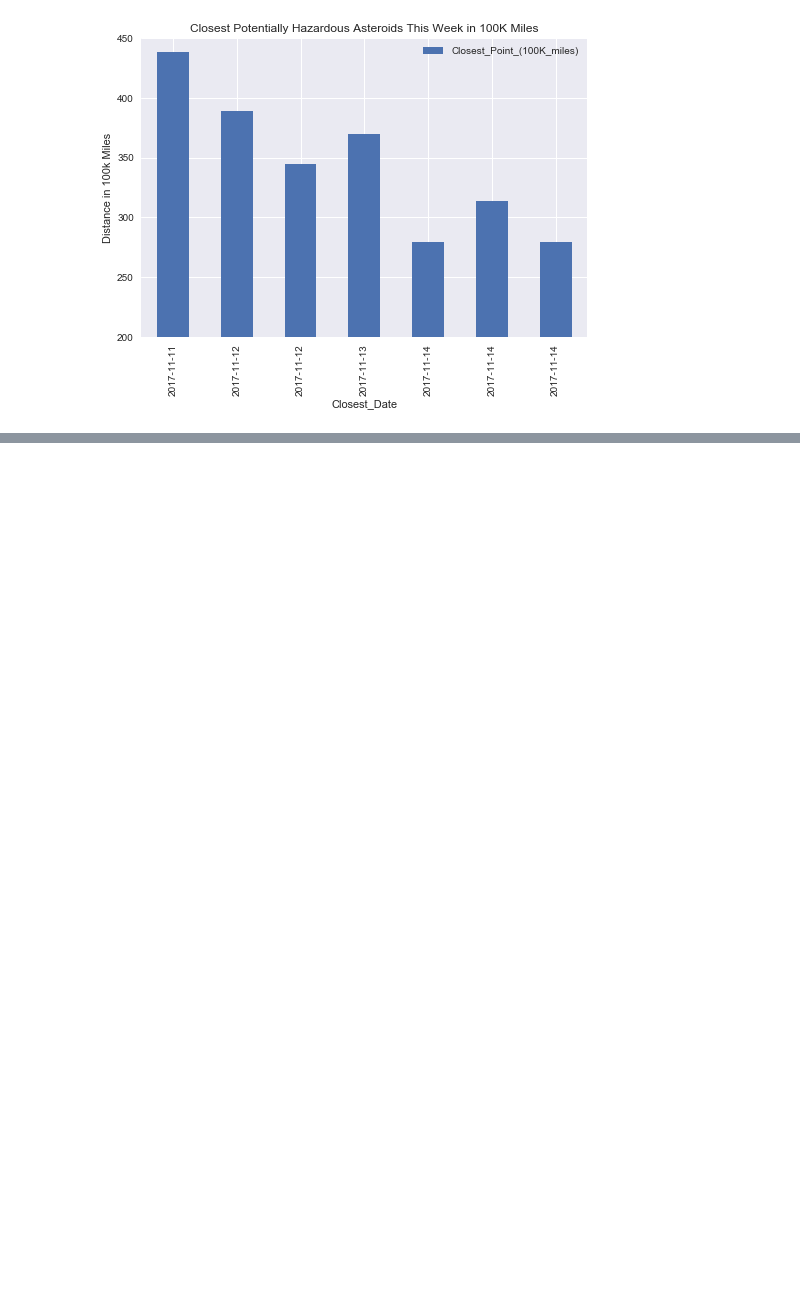
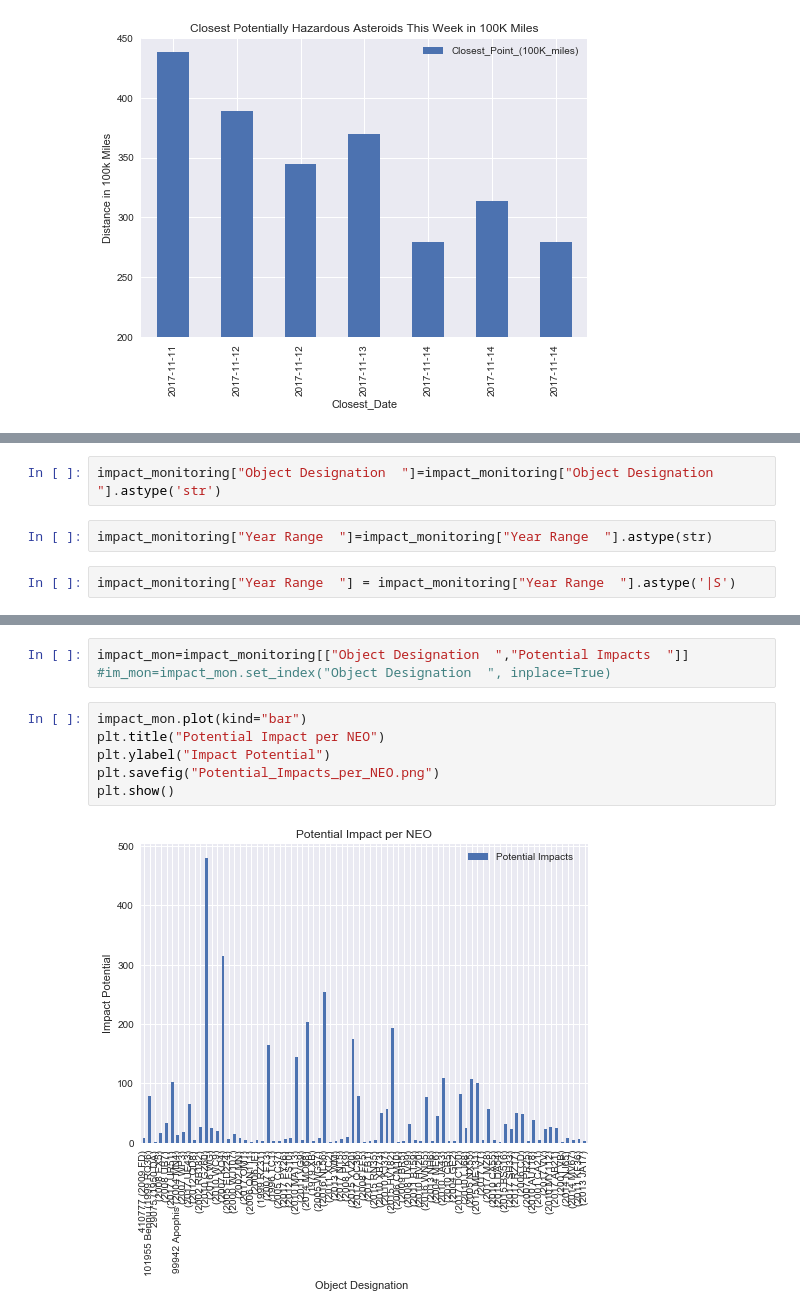
Before and after one commit to ncsu1289/Nasa_Neo_project, a Jupyter notebook: Nasa_Neo_project_db.ipynb, the cells around one changed output, grey strips where cells are left out. Drawn from its saved outputs; the diff is of its cells as text; blank space fills up the shorter version.

```diff
--- a/Nasa_Neo_project_db.ipynb
+++ b/Nasa_Neo_project_db.ipynb
@@ -456,0 +549,6 @@ plt.show()
+# %%
+impact_monitoring["Object Designation  "]=impact_monitoring["Object Designation  "].astype('str')
+# %%
+impact_monitoring["Year Range  "]=impact_monitoring["Year Range  "].astype(str)
+# %%
+impact_monitoring["Year Range  "] = impact_monitoring["Year Range  "].astype('|S')
@@ -456,0 +570,11 @@ plt.show()
+# %%
+impact_mon=impact_monitoring[["Object Designation  ","Potential Impacts  "]]
+#im_mon=impact_mon.set_index("Object Designation  ", inplace=True)
+# %%
+impact_mon.plot(kind="bar")
+plt.title("Potential Impact per NEO")
+plt.ylabel("Impact Potential")
+plt.savefig("Potential_Impacts_per_NEO.png")
+plt.show()
+# %% [output]
+[figure, added]
```
Also changed, not shown: parts of 29 cells of this notebook.
